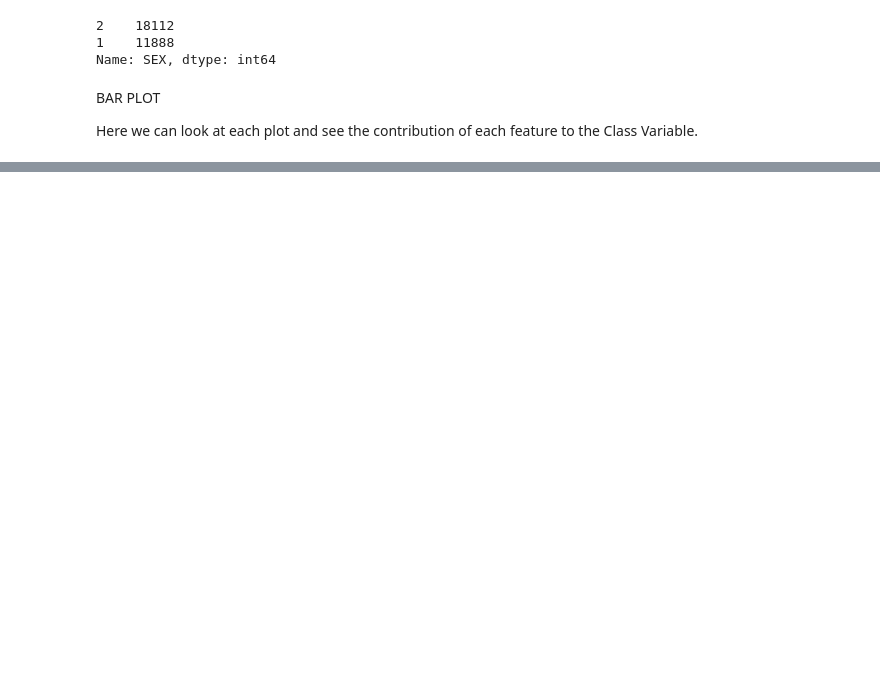
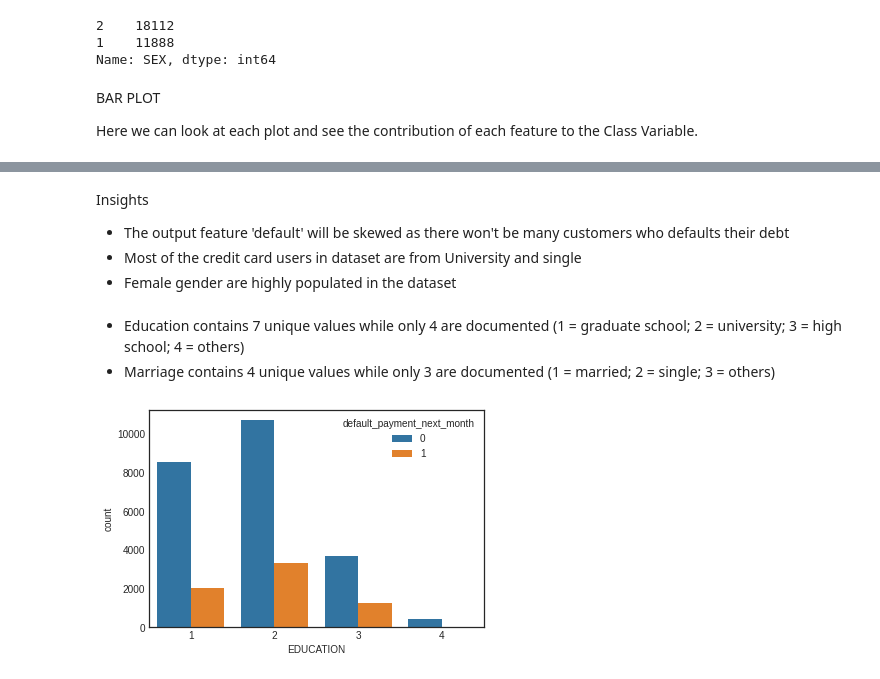
Before and after one commit to 200Richa/Credit-Card-Default-Detection, a Jupyter notebook: CreditCardFaultDetection.ipynb, the cells around one changed output, grey strips where cells are left out. Drawn from its saved outputs; the diff is of its cells as text; code cells hidden in the pictures; blank space fills up the shorter version.

```diff
--- a/CreditCardFaultDetection.ipynb
+++ b/CreditCardFaultDetection.ipynb
@@ -320,0 +406,21 @@ plt.tight_layout()
+# %% [markdown]
+
+Insights
+
++    The output feature 'default' will be skewed as there won't be many customers who defaults their debt
++    Most of the credit card users in dataset are from University and single
++    Female gender are highly populated in the dataset
+# %% [markdown]
++ Education contains 7 unique values while only 4 are documented (1 = graduate school; 2 = university; 3 = high school; 4 = others)
++ Marriage contains 4 unique values while only 3 are documented (1 = married; 2 = single; 3 = others)
+# %%
+#More 5, 6 are undocumented and 0 seems to be unlabelled. We can put 5,6,0 into others category (4)
+filters = (df.EDUCATION == 5) | (df.EDUCATION == 6) | (df.EDUCATION == 0)
+df.loc[filters, 'EDUCATION'] = 4
+
+#Updated plot
+sns.countplot(x='EDUCATION', hue="default_payment_next_month", data=df)
+# show plot
+plt.show()
+# %% [output]
+[figure, added]
```
Also changed, not shown: parts of 46 cells of this notebook.
